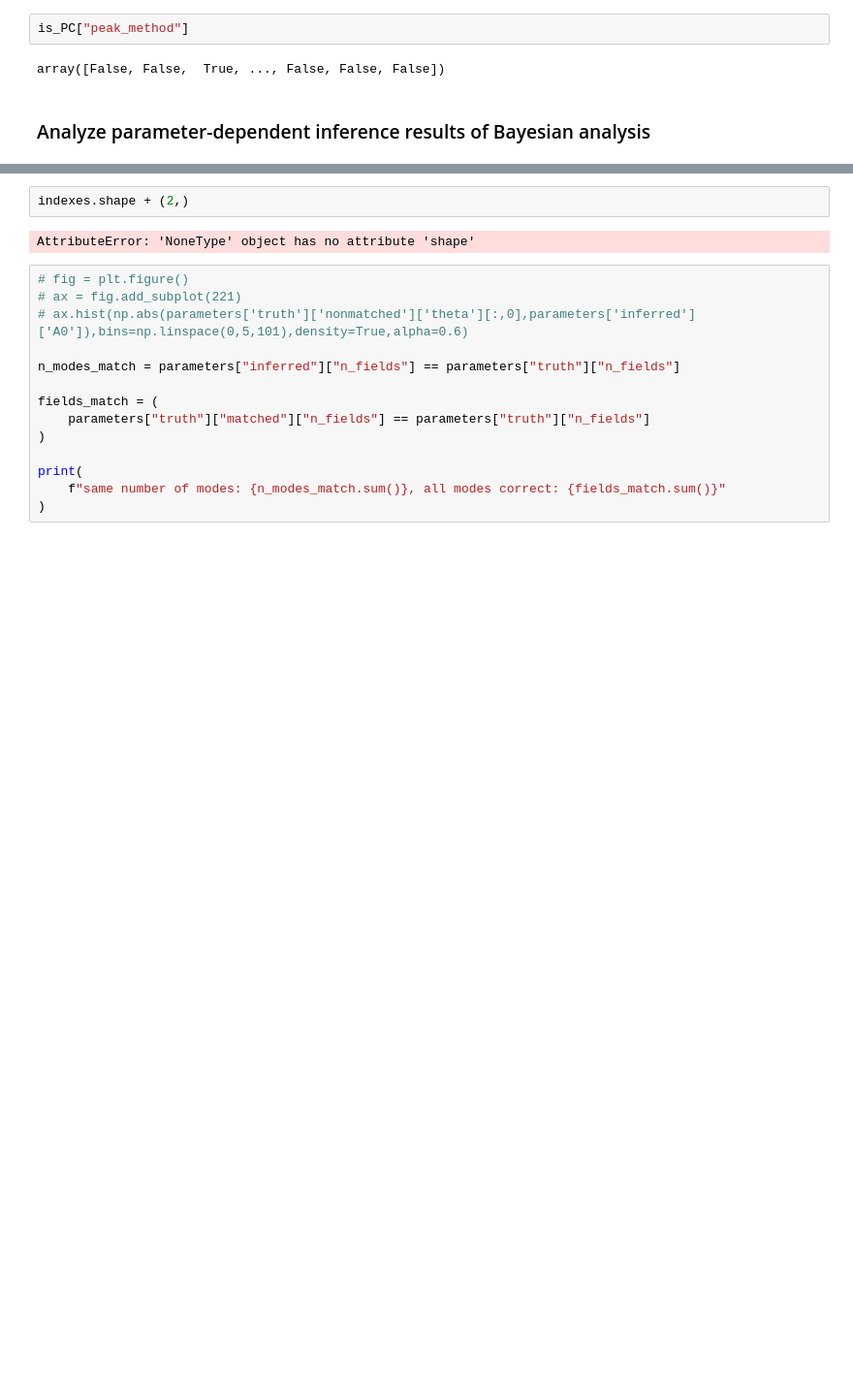
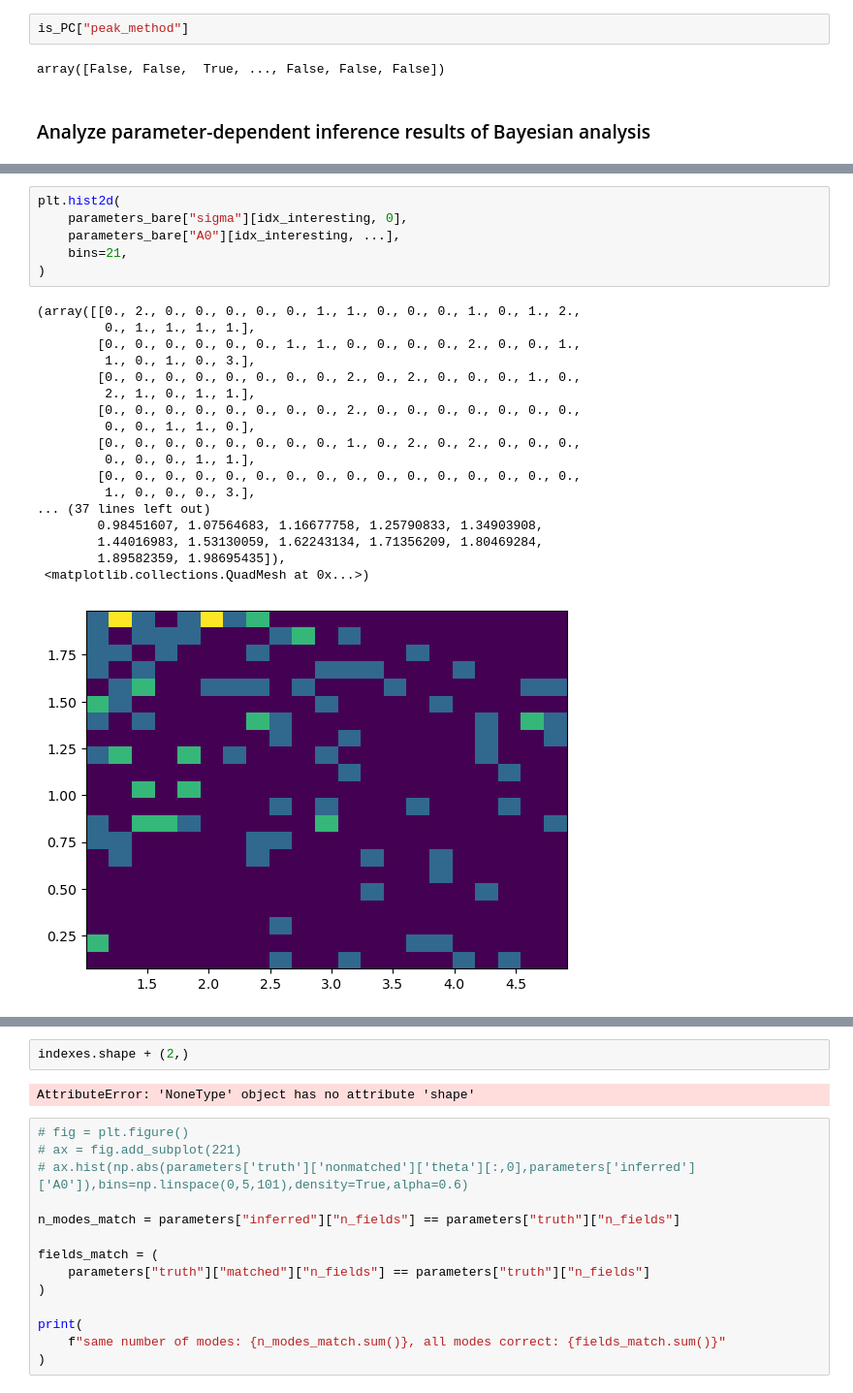
Before and after one commit to woxxel/placefield_detection, a Jupyter notebook: test_place_field_detection.ipynb, the cells around one changed output, grey strips where cells are left out. Shown at 97% size. Saved outputs shown, nothing was run; the diff lists cells and outputs as text; blank space fills up the shorter version.

```diff
--- a/test_place_field_detection.ipynb
+++ b/test_place_field_detection.ipynb
@@ -828,0 +975,25 @@ ax_numbers.legend()
+# %%
+plt.hist2d(
+    parameters_bare["sigma"][idx_interesting, 0],
+    parameters_bare["A0"][idx_interesting, ...],
+    bins=21,
+)
+# %% [output]
+(array([[0., 2., 0., 0., 0., 0., 0., 1., 1., 0., 0., 0., 1., 0., 1., 2.,
+         0., 1., 1., 1., 1.],
+        [0., 0., 0., 0., 0., 0., 1., 1., 0., 0., 0., 0., 2., 0., 0., 1.,
+         1., 0., 1., 0., 3.],
+        [0., 0., 0., 0., 0., 0., 0., 0., 2., 0., 2., 0., 0., 0., 1., 0.,
+         2., 1., 0., 1., 1.],
+        [0., 0., 0., 0., 0., 0., 0., 0., 2., 0., 0., 0., 0., 0., 0., 0.,
+         0., 0., 1., 1., 0.],
+        [0., 0., 0., 0., 0., 0., 0., 0., 1., 0., 2., 0., 2., 0., 0., 0.,
+         0., 0., 0., 1., 1.],
+        [0., 0., 0., 0., 0., 0., 0., 0., 0., 0., 0., 0., 0., 0., 0., 0.,
+         1., 0., 0., 0., 3.],
+... (37 lines left out)
+        0.98451607, 1.07564683, 1.16677758, 1.25790833, 1.34903908,
+        1.44016983, 1.53130059, 1.62243134, 1.71356209, 1.80469284,
+        1.89582359, 1.98695435]),
+ <matplotlib.collections.QuadMesh at 0x...>)
+[figure, added]
```
Also changed, not shown: parts of 14 cells of this notebook, 9 other files.
